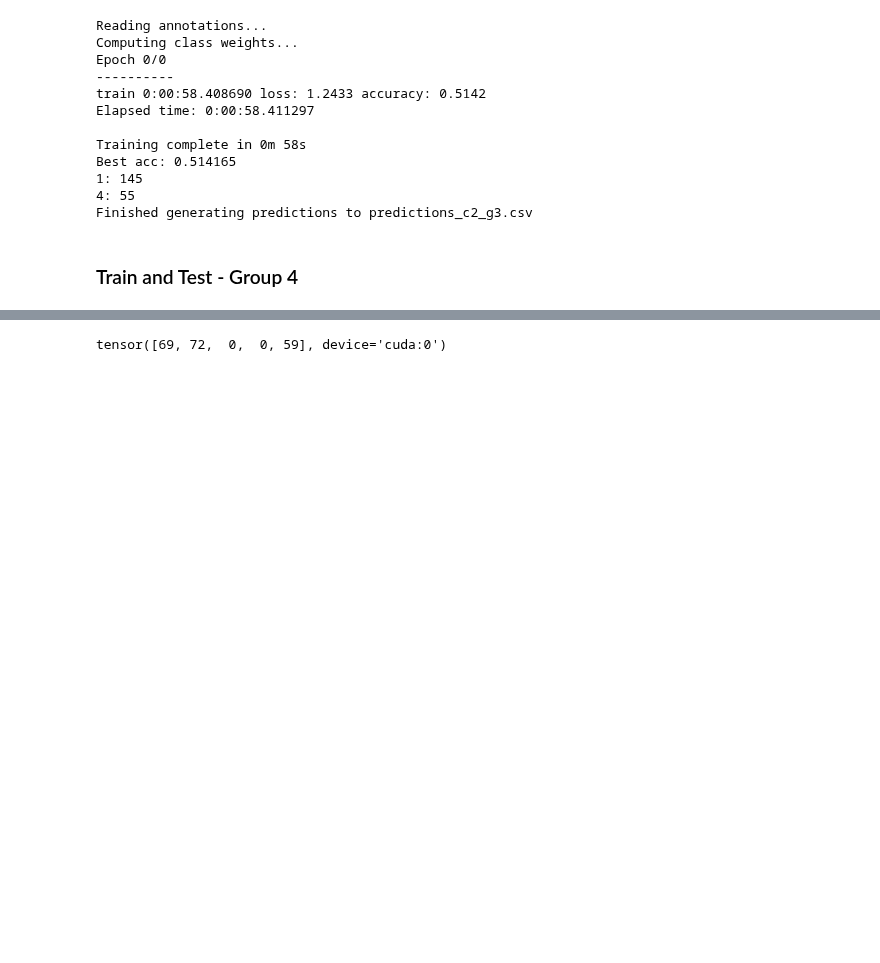
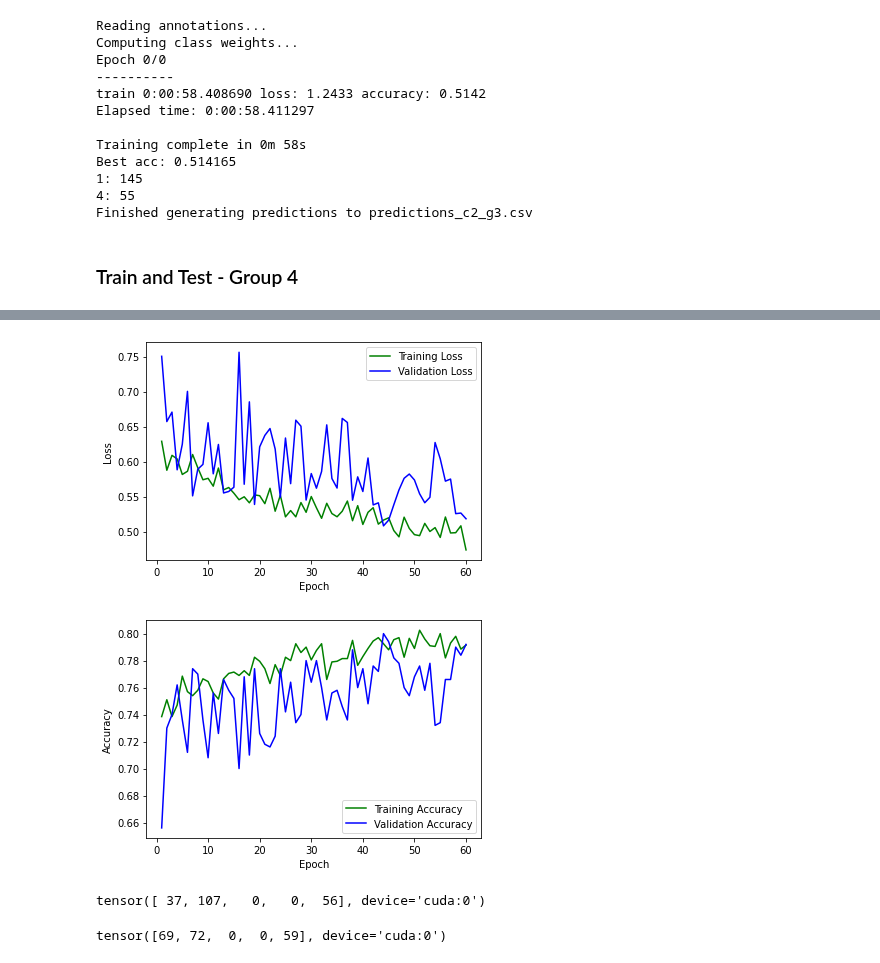
Before and after one commit to jmaness/csc591nn-projc1, a Jupyter notebook: c2.ipynb, the cells around one changed output, grey strips where cells are left out. Cells and saved outputs as stored; diff of their text form; code cells hidden in the pictures; blank space fills up the shorter version.

```diff
--- a/c2.ipynb
+++ b/c2.ipynb
@@ -808,7 +808,7 @@ Finished generating predictions to predictions_c2_g3.csv
 # %% [markdown]
 ### Train and Test - Group 4
 # %%
-model = get_model(1024, 0.5, 128, 0.5).to(device)
+#model = get_model(1024, 0.5, 128, 0.5).to(device)
 y_hat_test = train_and_test(model, group_4(), num_epochs=60)
 y_hat_test.bincount()
 # %% [output]
@@ -831,4 +831,7 @@ Epoch 58/59
 ----------
+[figure, added]
+[figure, added]
+tensor([ 37, 107,   0,   0,  56], device='cuda:0')
 # %%
 del model
 # %%
```
Also changed, not shown: parts of 1 cell of this notebook.
